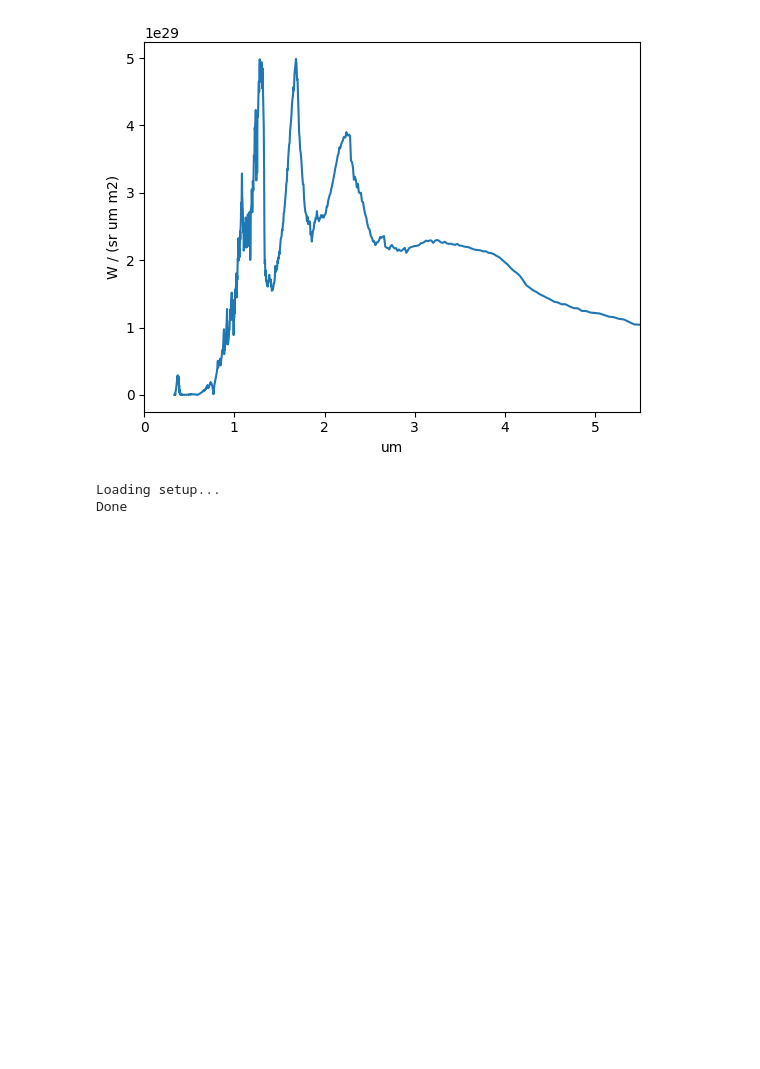
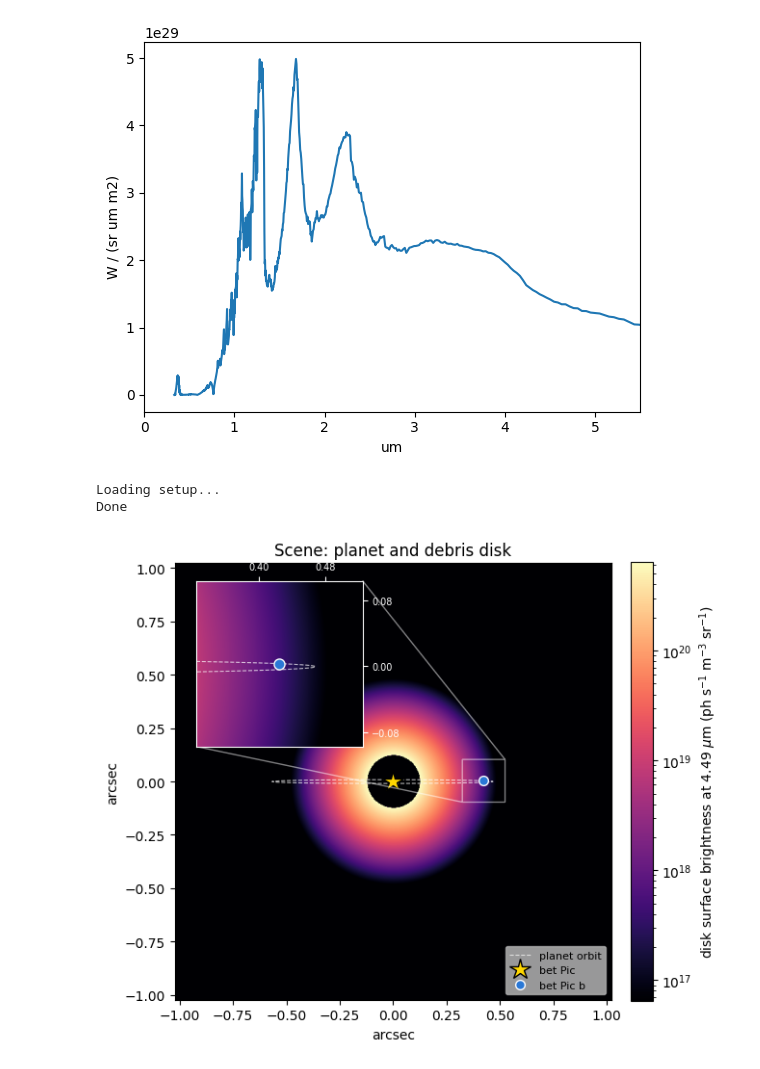
Before and after one commit to bcrazzolara/LIFEsandbox, a Jupyter notebook: lifesim_plots/prototype_pipeline.ipynb, the cells around one changed output. Saved outputs shown, nothing was run; the diff lists cells and outputs as text; code cells hidden in the pictures; blank space fills up the shorter version.

```diff
--- a/lifesim_plots/prototype_pipeline.ipynb
+++ b/lifesim_plots/prototype_pipeline.ipynb
@@ -114,6 +124,90 @@ temp_fov = max(inst._field_of_view) * rad_to_as /2
 # %% [output]
 Loading setup...
 Done
+# %%
+# ===================== Scenery: planet embedded in the disk =====================
+# Disk surface brightness at the band centre, evaluated on a much finer grid than the simulation's (the edge-on
+# belts are only ~H = 0.05 r thick), with the star, the planet and its projected orbit overlaid.
+wavelength_plot = float(inst.wavelength_bin_centers[len(inst.wavelength_bin_centers) // 2])
+distance_pc = star.distance / 3.0857e16      # 1 arcsec = distance_pc au
+
+def disk_map(x_as, y_as):
+    """Summed surface brightness of all disk components at sky offsets in arcsec."""
+    x_au = torch.as_tensor(x_as * distance_pc, dtype=torch.float32)[None]
+    y_au = torch.as_tensor(y_as * distance_pc, dtype=torch.float32)[None]
+    total = torch.zeros_like(x_au[0])
+    for disk in disks:
+        total += disk.get_surface_brightness(x_au, y_au, [wavelength_plot])[0].cpu()
+    return total.numpy()
+
+# Planet: current position and projected orbit over one period (x_sky = positions[1], y_sky = positions[0])
+positions = np.asarray(planet._get_proj_sky_pos() / star.distance)
+planet_x, planet_y = positions[1, -1] * rad_to_as, positions[0, -1] * rad_to_as
+period = 2 * np.pi * np.sqrt(planet.semi_major_axis ** 3 / (6.674e-11 * (star.mass + planet.mass)))
+orbit_x, orbit_y = Planet._propagate_kepler_orbit(
+    torch.linspace(0, period, 400), planet.semi_major_axis, planet.eccentricity, planet.inclination, planet.raan,
+    planet.argument_of_periapsis, planet.true_anomaly, planet.mass, star.mass, torch.device('cpu'))
+orbit_x, orbit_y = orbit_x.numpy() / star.distance * rad_to_as, orbit_y.numpy() / star.distance * rad_to_as
+
+# Full field and a zoom around the planet
+half_field = temp_fov / 2
+n_pix = 601
+grid_as = np.linspace(-half_field, half_field, n_pix)
+xx, yy = np.meshgrid(grid_as, grid_as)
+sb_full = disk_map(xx, yy)
+
+half_zoom_scene = 0.1                                   # arcsec
+gx = np.linspace(planet_x - half_zoom_scene, planet_x + half_zoom_scene, 301)
+gy = np.linspace(planet_y - half_zoom_scene, planet_y + half_zoom_scene, 301)
+zx, zy = np.meshgrid(gx, gy)
+sb_zoom = disk_map(zx, zy)
+
+if sb_full.max() > 0:
+    norm = LogNorm(vmin=sb_full.max() * 1e-4, vmax=sb_full.max())
+    plot_full, plot_zoom = np.clip(sb_full, norm.vmin, None), np.clip(sb_zoom, norm.vmin, None)
+else:
+    norm, plot_full, plot_zoom = None, sb_full, sb_zoom
+
+fig, ax = plt.subplots(figsize=(6.4, 6))
+im = ax.imshow(plot_full, origin='lower', extent=(-half_field, half_field, -half_field, half_field),
+               cmap='magma', norm=norm)
+fig.colorbar(im, ax=ax, fraction=0.046, pad=0.04,
+             label=rf'disk surface brightness at {wavelength_plot * 1e6:.2f} $\mu$m (ph s$^{{-1}}$ m$^{{-3}}$ sr$^{{-1}}$)')
+ax.plot(orbit_x, orbit_y, '--', color='white', lw=0.8, alpha=0.7, label='planet orbit')
+ax.plot(0, 0, marker='*', color='gold', markersize=16, markeredgecolor='k', linestyle='none', label=star.name)
+ax.plot(planet_x, planet_y, 'o', color='#2a78d6', markersize=7, markeredgecolor='white', label=planet.name)
+ax.set_xlim(-half_field, half_field)
+ax.set_ylim(-half_field, half_field)
+ax.set_xlabel('arcsec')
+ax.set_ylabel('arcsec')
+ax.set_title('Scene: planet and debris disk')
+ax.legend(loc='lower right', fontsize=8, framealpha=0.6)
+
+# Inset zoom on the planet (placed on the side away from the planet)
+zoom_left = 0.04 if planet_x > 0 else 0.55
+ax_zoom = ax.inset_axes([zoom_left, 0.58, 0.4, 0.38])
+ax_zoom.imshow(plot_zoom, origin='lower', cmap='magma', norm=norm,
+               extent=(gx[0], gx[-1], gy[0], gy[-1]))
+ax_zoom.plot(orbit_x, orbit_y, '--', color='white', lw=0.8, alpha=0.7)
+ax_zoom.plot(planet_x, planet_y, 'o', color='#2a78d6', markersize=8, markeredgecolor='white')
+ax_zoom.set_xlim(gx[0], gx[-1])
+ax_zoom.set_ylim(gy[0], gy[-1])
+ax_zoom.set_aspect('equal')
+ax_zoom.tick_params(labelsize=7, colors='white')
+# tick labels on the inset's top/right edges, over the dark image (white labels would vanish on the page margin)
+ax_zoom.xaxis.tick_top()
+ax_zoom.yaxis.tick_right()
+ax_zoom.xaxis.set_major_locator(plt.MaxNLocator(3))
+ax_zoom.yaxis.set_major_locator(plt.MaxNLocator(3))
+for spine in ax_zoom.spines.values():
+    spine.set_edgecolor('white')
+ax.indicate_inset_zoom(ax_zoom, edgecolor='white')
+
+plt.savefig(out_dir / "scenery.png", transparent = True, dpi = 300)
+plt.show()
+plt.close()
+# %% [output]
+[figure, added]
 # %%
 module = DataGenerationModule(n_setup_in='setup', n_data_out='data')
 pipeline.add_module(module)
```
Also changed, not shown: parts of 12 cells of this notebook, 3 other files.
